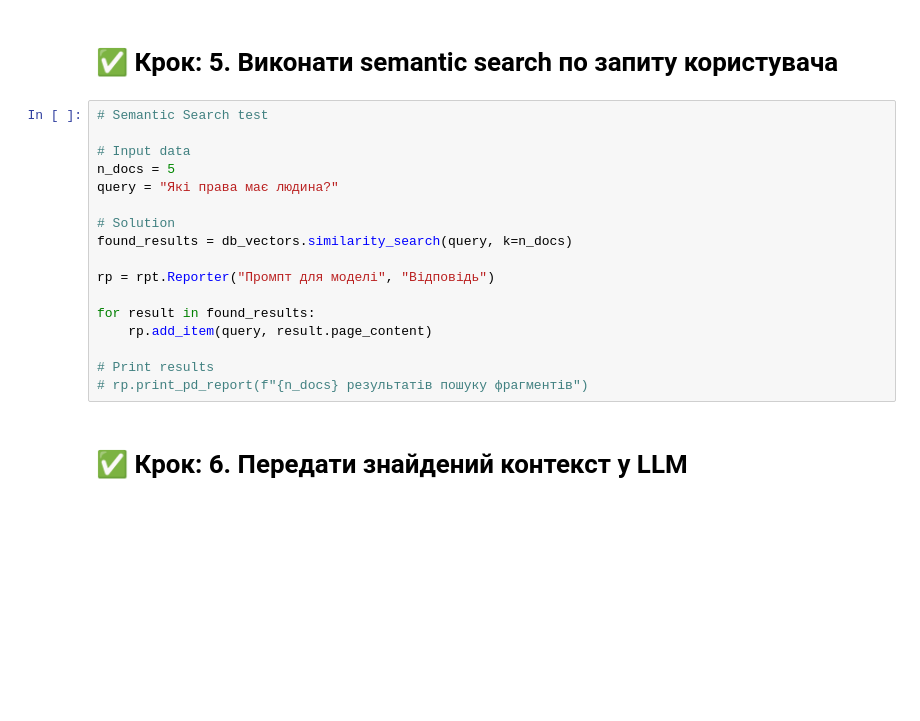
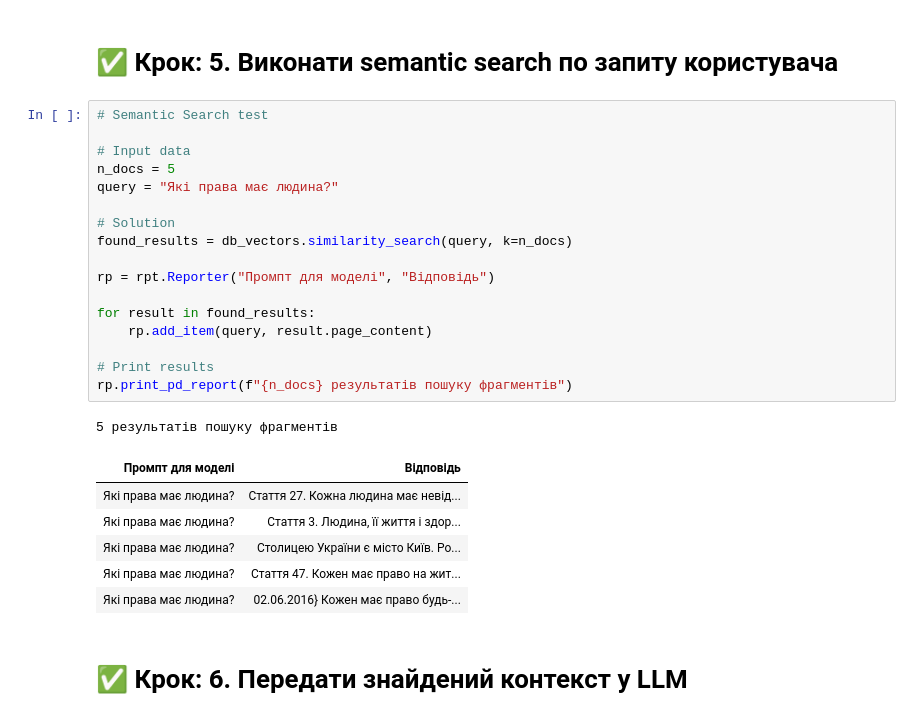
Before and after one commit to BogdanPinchuk/DataScience-PBY_HW24, a Jupyter notebook: Bohdan_Pinchuk_DS_HW24.ipynb, the cells around one changed output. Drawn from its saved outputs; the diff is of its cells as text; blank space fills up the shorter version.

```diff
--- a/Bohdan_Pinchuk_DS_HW24.ipynb
+++ b/Bohdan_Pinchuk_DS_HW24.ipynb
@@ -286,20 +286,28 @@ retriever = db_vectors.as_retriever(
 # %%
 # Semantic Search test
 
 # Input data
 n_docs = 5
 query = "Які права має людина?"
 
 # Solution
 found_results = db_vectors.similarity_search(query, k=n_docs)
 
 rp = rpt.Reporter("Промпт для моделі", "Відповідь")
 
 for result in found_results:
     rp.add_item(query, result.page_content)
 
 # Print results
-# rp.print_pd_report(f"{n_docs} результатів пошуку фрагментів")
+rp.print_pd_report(f"{n_docs} результатів пошуку фрагментів")
+# %% [output]
+5 результатів пошуку фрагментів
+| Промпт для моделі | Відповідь |
+| Які права має людина? | Стаття 27. Кожна людина має невід... |
+| Які права має людина? | Стаття 3. Людина, її життя і здор... |
+| Які права має людина? | Столицею України є місто Київ. Ро... |
+| Які права має людина? | Стаття 47. Кожен має право на жит... |
+| Які права має людина? | 02.06.2016} Кожен має право будь-... |
 # %% [markdown]
 # ✅ Крок: 6. Передати знайдений контекст у LLM
 # %%
```
